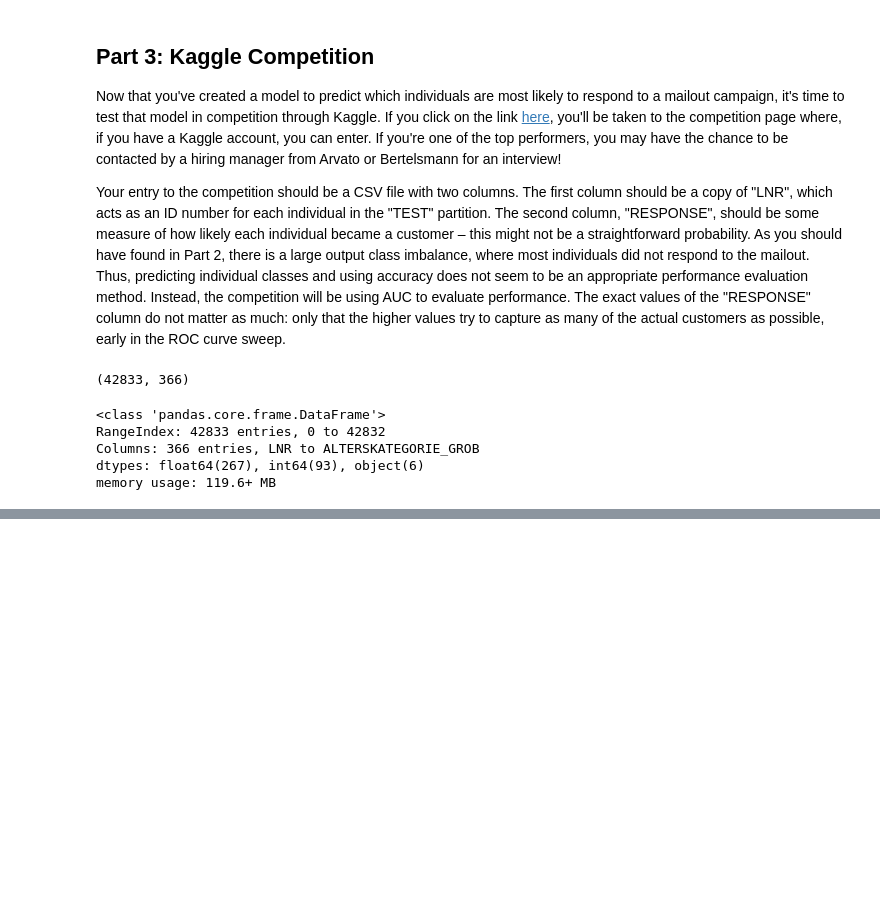
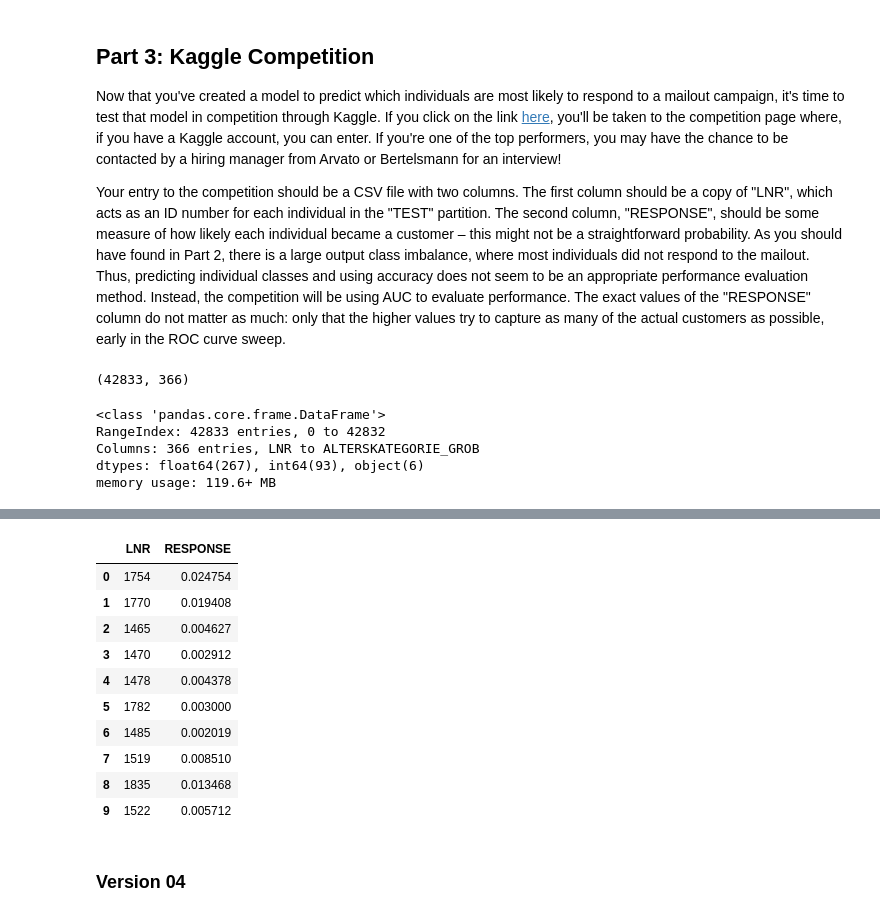
Before and after one commit to ebulutbaltaci/Arvato_Bertelsmann_Customer_Segmentation, a Jupyter notebook: Arvato Project Workbook.ipynb, the cells around one changed output, grey strips where cells are left out. Drawn from its saved outputs; the diff is of its cells as text; code cells hidden in the pictures; blank space fills up the shorter version.

```diff
--- a/Arvato Project Workbook.ipynb
+++ b/Arvato Project Workbook.ipynb
@@ -1307,0 +1545,5 @@ GradientBoostingClassifier(random_state=123)
+# %%
+# GradientBoostingClassifier Train version 3 - Parameter Tuning
+gbc3 = GradientBoostingClassifier(random_state=42)
+gbc3 = classifier_GS(gbc3, {}, X_train, y_train)
+gbc3
@@ -1362,0 +1654,3 @@ result.head(10)
+# %%
+predict_prob3 = gbc3.predict_proba(df_test_processed)
+predict_prob3
@@ -1362,0 +1665,19 @@ result.head(10)
+# %%
+# generate prediction file for the competition
+result = pd.DataFrame({'LNR':test_ids, 'RESPONSE':predict_prob3[:,1]})
+result.to_csv(path_or_buf='predictions_v3.csv', index=False)
+result.head(10)
+# %% [output]
+|  | LNR | RESPONSE |
+| 0 | 1754 | 0.024754 |
+| 1 | 1770 | 0.019408 |
+| 2 | 1465 | 0.004627 |
+| 3 | 1470 | 0.002912 |
+| 4 | 1478 | 0.004378 |
+| 5 | 1782 | 0.003000 |
+| 6 | 1485 | 0.002019 |
+| 7 | 1519 | 0.008510 |
+| 8 | 1835 | 0.013468 |
+| 9 | 1522 | 0.005712 |
+# %% [markdown]
+### Version 04
```
Also changed, not shown: parts of 37 cells of this notebook, 2 other files.
